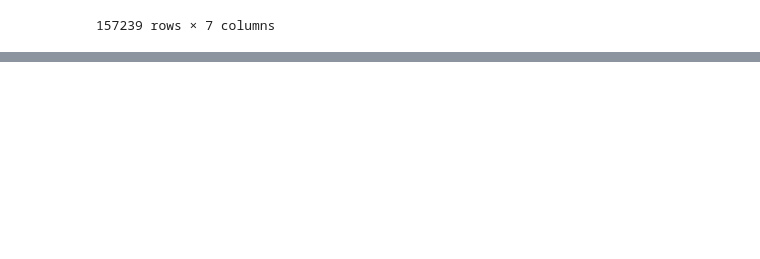
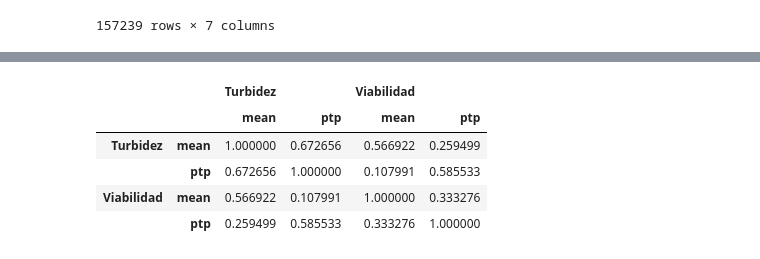
Before and after one commit to nikodyulger/datathon-los-forajidos, a Jupyter notebook: prediccion.ipynb, the cells around one changed output, grey strips where cells are left out. Saved outputs shown, nothing was run; the diff lists cells and outputs as text; code cells hidden in the pictures; blank space fills up the shorter version.

```diff
--- a/prediccion.ipynb
+++ b/prediccion.ipynb
@@ -344,3 +400,14 @@ df
+# %%
+df_inoculo = pd.read_excel('raw_data/Cinéticos IPC.xlsx', sheet_name='Inóculos', engine='openpyxl')
+df = df_inoculo.groupby(by='Lote').agg({'Turbidez': ['mean', np.ptp], 'Viabilidad': ['mean', np.ptp]})
+df.corr()
+# %% [output]
+|  |  | Turbidez |  | Viabilidad |  |
+|  |  | mean | ptp | mean | ptp |
+| Turbidez | mean | 1.000000 | 0.672656 | 0.566922 | 0.259499 |
+|  | ptp | 0.672656 | 1.000000 | 0.107991 | 0.585533 |
+| Viabilidad | mean | 0.566922 | 0.107991 | 1.000000 | 0.333276 |
+|  | ptp | 0.259499 | 0.585533 | 0.333276 | 1.000000 |
 # %%
 df_info_general = get_orden_data()
 lotes = df_info_general.index.unique()
```
Also changed, not shown: parts of 8 cells of this notebook.
